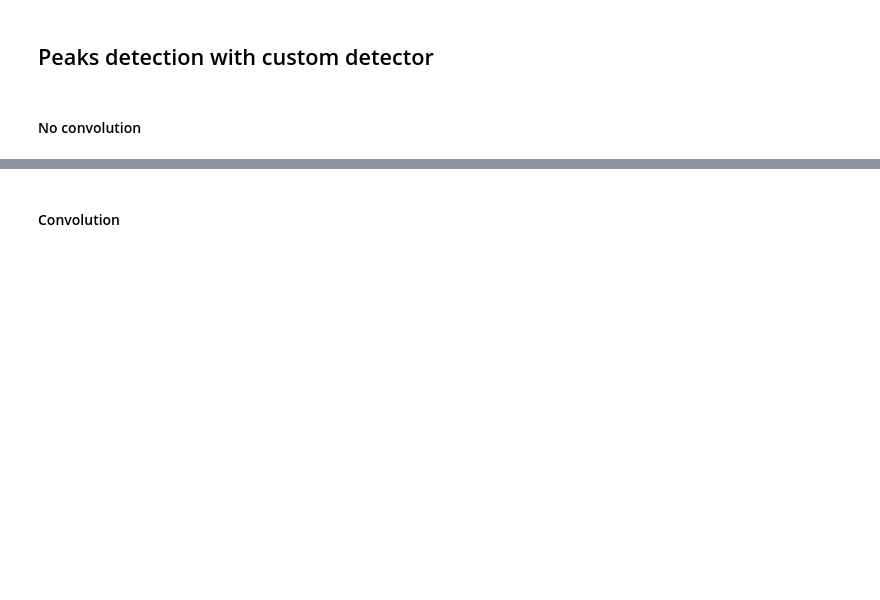
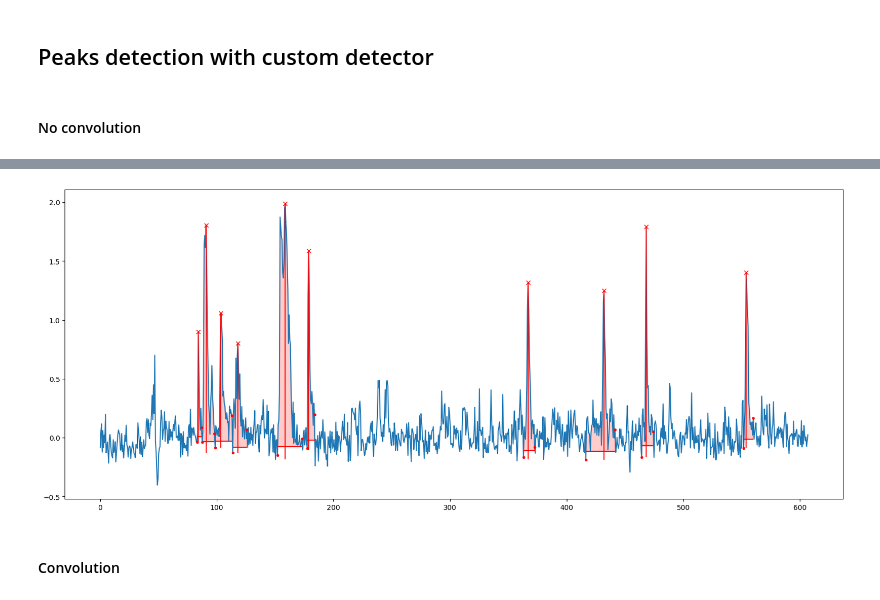
Before and after one commit to wisstock/microca, a Jupyter notebook: neuro/neuro_peak_det.ipynb, the cells around one changed output, grey strips where cells are left out. Cells and saved outputs as stored; diff of their text form; code cells hidden in the pictures; blank space fills up the shorter version.

Commit message:
2.04.2022: neurons peaks detection in progress

```diff
--- a/neuro/neuro_peak_det.ipynb
+++ b/neuro/neuro_peak_det.ipynb
@@ -212,3 +233,44 @@ prof_peaks_plot(input_profile=det_prof, peaks_i=peaks, peaks_prop=properties, x_
+# %%
+def peaks_prop_plot(input_profile, peaks_i, peaks_prop, x_time=None, add_profile=None):
+    """ SciPy find_peaks results for individual profile plotting,
+    for df/F profiles
+
+    """
+    # features calc
+    if x_time is None:
+        x_time = np.linspace(0, input_profile.shape[0], input_profile.shape[0])
+    prom = peaks_prop['prominences']
+    prom_h = input_profile[peaks_i] - prom
+    width_w = np.sort(np.asarray([*peaks_prop['left_ips'], *peaks_prop['right_ips']], dtype=int))
+    width_pairs =  np.asarray(list(zip(peaks_prop['left_ips'], peaks_prop['right_ips'])), dtype=int)
+    fwhm_y = peaks_prop['width_heights']
+    fwhm_l = x_time[np.asarray(peaks_prop['left_ips'], dtype=int)]
+    fwhm_r = x_time[np.asarray(peaks_prop['right_ips'], dtype=int)]
+
+    # plotting
+    plt.figure(figsize=(20, 8))
+    plt.plot(x_time, input_profile)
+    plt.plot(x_time[peaks_i], input_profile[peaks_i], 'x', color='red')
+    plt.plot(x_time[width_w], input_profile[width_w], '.', color='red')
+    plt.vlines(x=x_time[peaks_i], ymin=prom_h, ymax=input_profile[peaks_i], color='red')
+    plt.hlines(y=fwhm_y, xmin=fwhm_l, xmax=fwhm_r, color='red')
+    for peak_num in range(width_pairs.shape[0]):
+        peak_width = width_pairs[peak_num]
+        peak_base_val = fwhm_y[peak_num]
+        plt.fill_between(x=x_time[peak_width[0]:peak_width[1]],
+                         y1=input_profile[peak_width[0]:peak_width[1]],
+                         y2=np.full((peak_width[1]-peak_width[0]), peak_base_val),
+                         color="red",
+                         alpha=0.2)
+    if add_profile is not None:
+        plt.plot(x_time, add_profile, color='g', alpha=.25)
+    # plt.legend()
+    plt.show()
+
+
+peaks_prop_plot(input_profile=det_prof, peaks_i=peaks, peaks_prop=properties, x_time=time_line, add_profile=None)
+# %% [output]
+[figure, added]
 # %% [markdown]
 #### Convolution
 # %%
```
Also changed, not shown: parts of 11 cells of this notebook, 2 other files.
